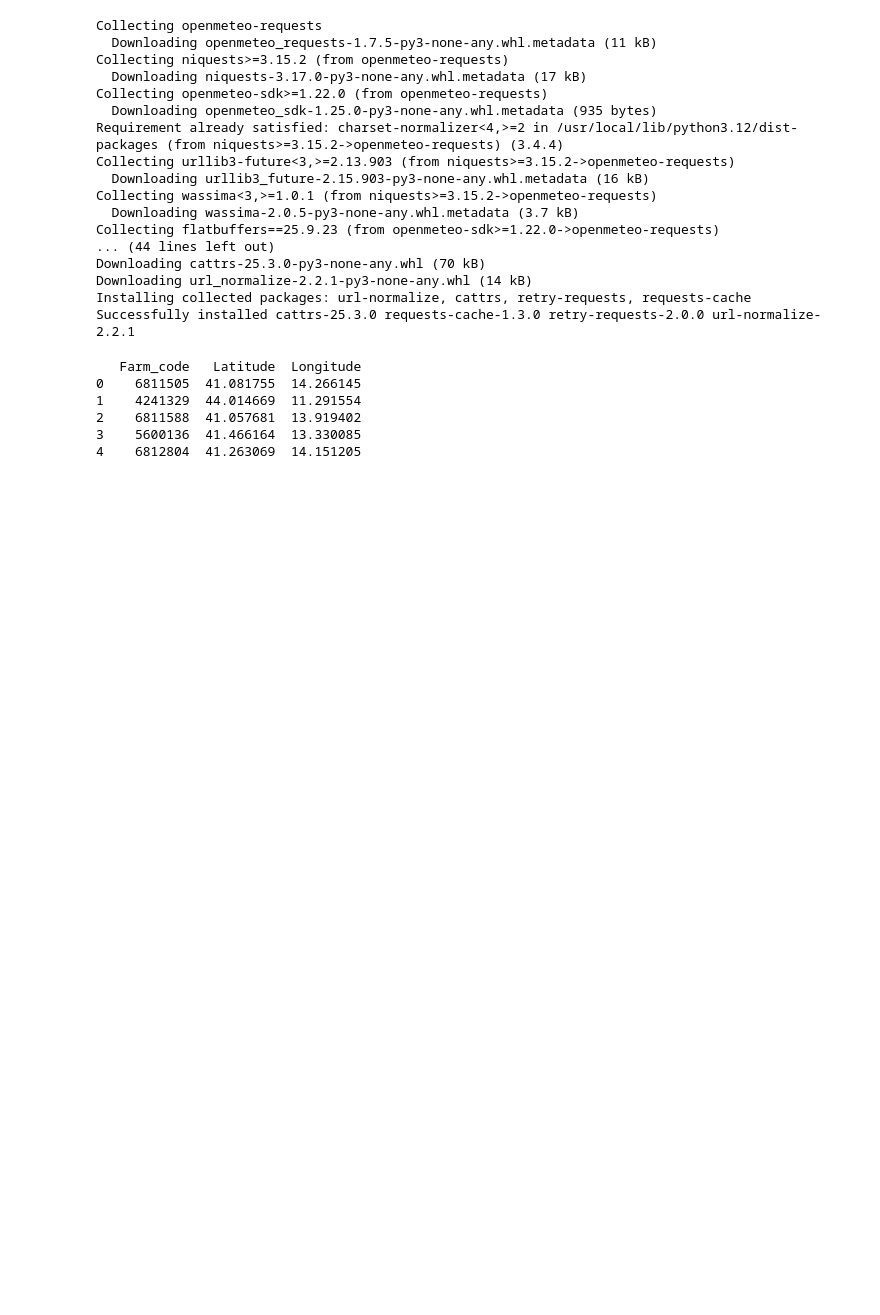
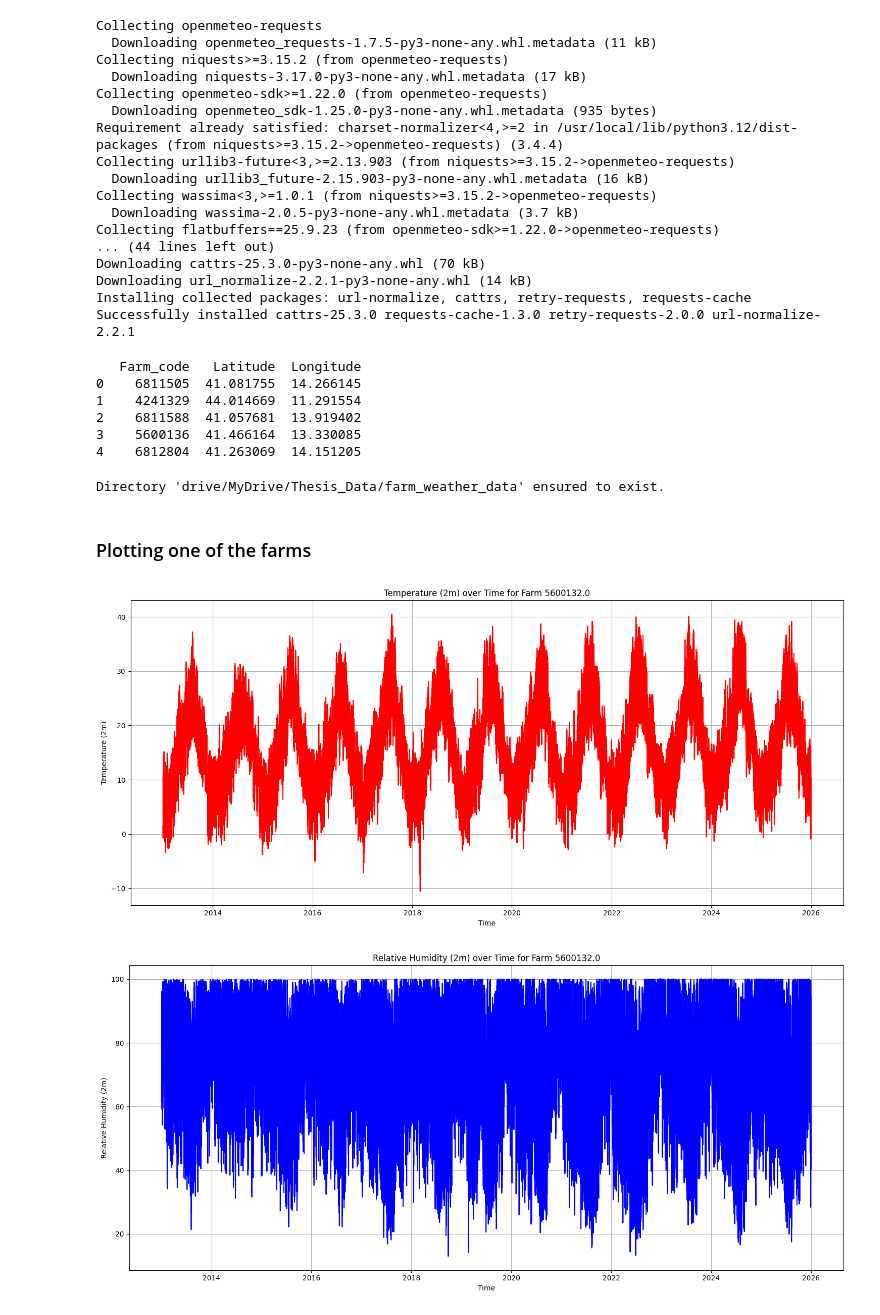
Before and after one commit to smsag99/Thesis, a Jupyter notebook: codes/dataExploring.ipynb, the cells around one changed output. Drawn from its saved outputs; the diff is of its cells as text; code cells hidden in the pictures; blank space fills up the shorter version.

Commit message:
update on the plotting farm_weather data

```diff
--- a/codes/dataExploring.ipynb
+++ b/codes/dataExploring.ipynb
@@ -279,3 +279,15 @@ print(farm_loc.head())
 2    6811588  41.057681  13.919402
 3    5600136  41.466164  13.330085
 4    6812804  41.263069  14.151205
+# %%
+import os
+
+# Define the output directory name
+output_directory = "drive/MyDrive/Thesis_Data/farm_weather_data"
+
+# Create the directory if it doesn't already exist
+os.makedirs(output_directory, exist_ok=True)
+
+print(f"Directory '{output_directory}' ensured to exist.")
+# %% [output]
+Directory 'drive/MyDrive/Thesis_Data/farm_weather_data' ensured to exist.
@@ -281,0 +375,34 @@ print(farm_loc.head())
+# %% [markdown]
+### Plotting one of the farms
+# %%
+import pandas as pd
+import matplotlib.pyplot as plt
+import seaborn as sns
+
+df_farm_weather = pd.read_csv('/content/drive/MyDrive/Thesis_Data/farm_weather_data/farm_5600132.0_weather.csv')
+
+# Ensure 'time' column is in datetime format
+df_farm_weather['time'] = pd.to_datetime(df_farm_weather['time'])
+
+# Plot 1: Temperature over time
+plt.figure(figsize=(15, 7))
+sns.lineplot(data=df_farm_weather, x='time', y='temperature_2m', color='red')
+plt.title('Temperature (2m) over Time for Farm 5600132.0')
+plt.xlabel('Time')
+plt.ylabel('Temperature (2m)')
+plt.grid(True)
+plt.tight_layout()
+plt.show()
+
+# Plot 2: Relative Humidity over time
+plt.figure(figsize=(15, 7))
+sns.lineplot(data=df_farm_weather, x='time', y='relative_humidity_2m', color='blue')
+plt.title('Relative Humidity (2m) over Time for Farm 5600132.0')
+plt.xlabel('Time')
+plt.ylabel('Relative Humidity (2m)')
+plt.grid(True)
+plt.tight_layout()
+plt.show()
+# %% [output]
+[figure, added]
+[figure, added]
```
Also changed, not shown: parts of 9 cells of this notebook.
